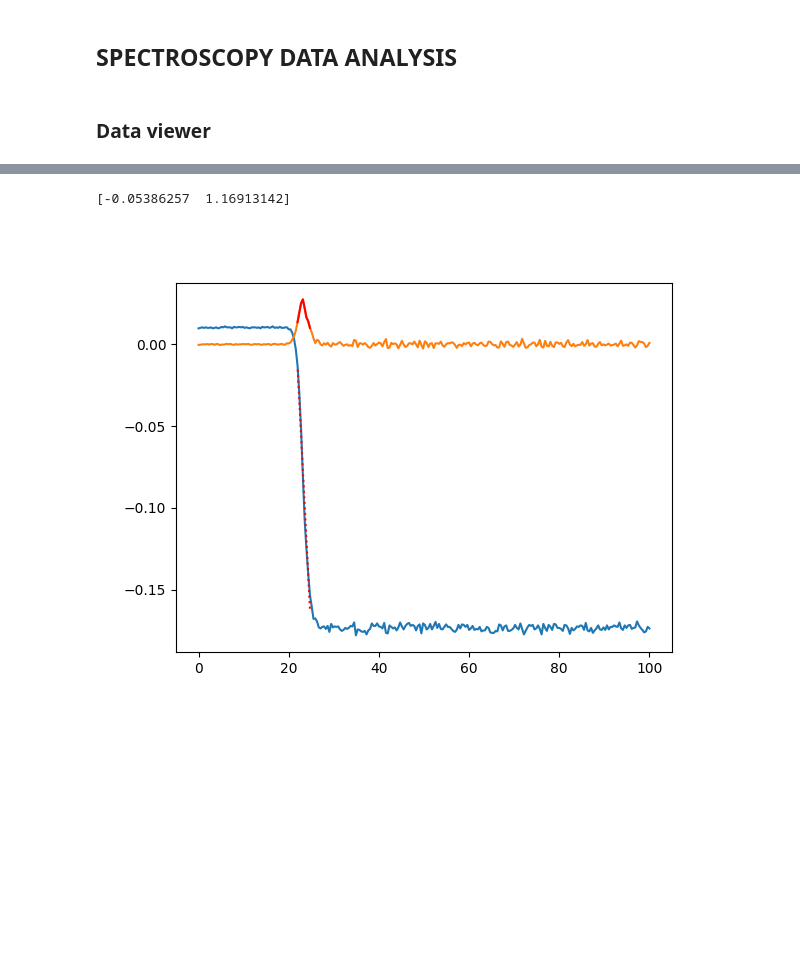
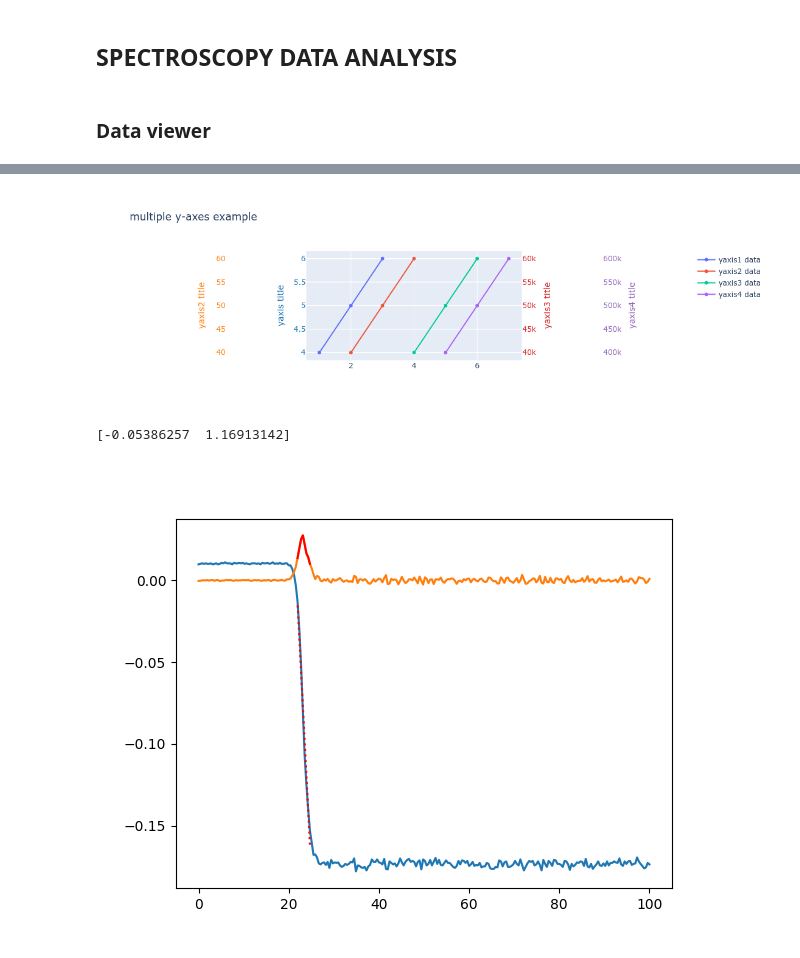
Before and after one commit to PranavSudersan/AFM-Dashboard, a Jupyter notebook: AFM Dashboard.ipynb, the cells around one changed output, grey strips where cells are left out. Cells and saved outputs as stored; diff of their text form; code cells hidden in the pictures; blank space fills up the shorter version.

```diff
--- a/AFM Dashboard.ipynb
+++ b/AFM Dashboard.ipynb
@@ -1573,3 +1992,98 @@ HBox(children=(FloatSlider(value=200.0, description='z limit', max=200.0, step=0
+# %%
+fig = go.Figure()
+
+fig.add_trace(go.Scatter(
+    x=[1, 2, 3],
+    y=[4, 5, 6],
+    name="yaxis1 data"
+))
+
+
+fig.add_trace(go.Scatter(
+    x=[2, 3, 4],
+    y=[40, 50, 60],
+    name="yaxis2 data",
+    yaxis="y2"
+))
+
+fig.add_trace(go.Scatter(
+    x=[4, 5, 6],
+    y=[40000, 50000, 60000],
+    name="yaxis3 data",
+    yaxis="y3"
+))
+
+fig.add_trace(go.Scatter(
+    x=[5, 6, 7],
+    y=[400000, 500000, 600000],
+    name="yaxis4 data",
+    yaxis="y4"
+))
+
+
+# Create axis objects
+fig.update_layout(
+    xaxis=dict(
+        domain=[0.3, 0.7]
+    ),
+    yaxis=dict(
+        title="yaxis title",
+        titlefont=dict(
+            color="#1f77b4"
+        ),
+        tickfont=dict(
+            color="#1f77b4"
+        )
+    ),
+    yaxis2=dict(
+        title="yaxis2 title",
+        titlefont=dict(
+            color="#ff7f0e"
+        ),
+        tickfont=dict(
+            color="#ff7f0e"
+        ),
+        anchor="free",
+        overlaying="y",
+        side="left",
+        position=0.15
+    ),
+    yaxis3=dict(
+        title="yaxis3 title",
+        titlefont=dict(
+            color="#d62728"
+        ),
+        tickfont=dict(
+            color="#d62728"
+        ),
+        anchor="x",
+        overlaying="y",
+        side="right"
+    ),
+    yaxis4=dict(
+        title="yaxis4 title",
+        titlefont=dict(
+            color="#9467bd"
+        ),
+        tickfont=dict(
+            color="#9467bd"
+        ),
+        anchor="free",
+        overlaying="y",
+        side="right",
+        position=0.85
+    )
+)
+
+# Update layout properties
+fig.update_layout(
+    title_text="multiple y-axes example",
+    width=800,
+)
+
+fig.show()
+# %% [output]
+[figure, added]
 # %%
 # %matplotlib widget
 plt.close()
```
Also changed, not shown: parts of 3 cells of this notebook.
